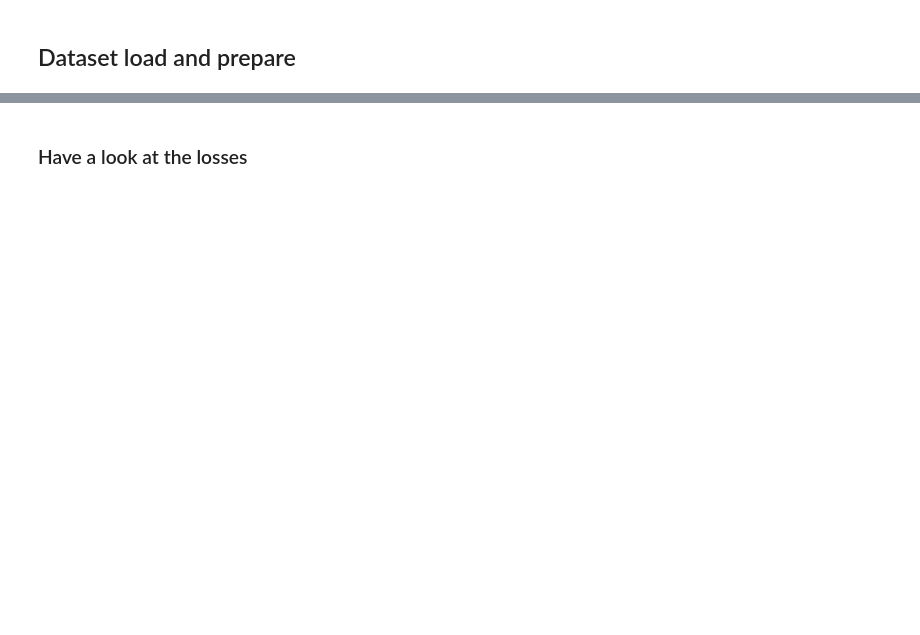
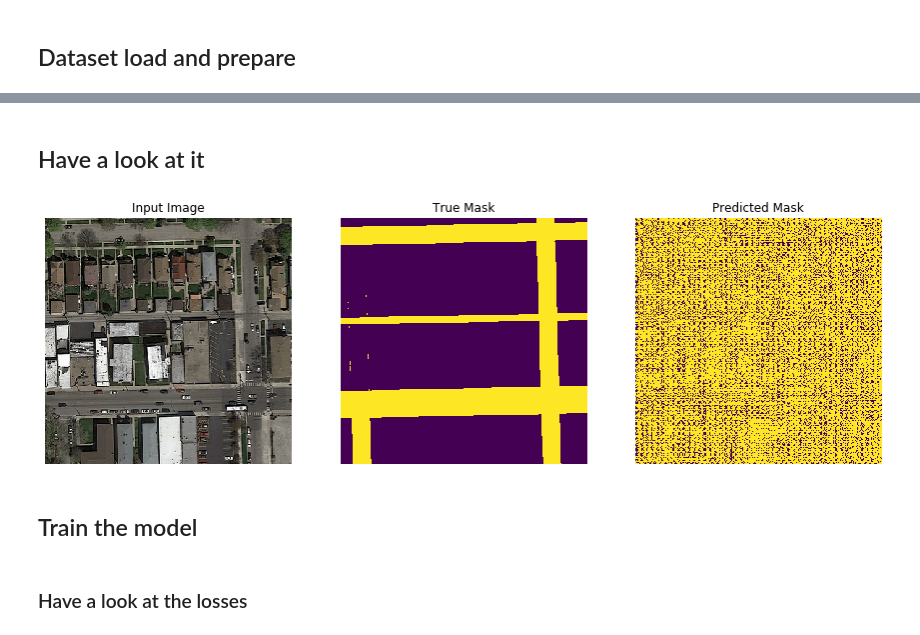
Before and after one commit to toubi92/CilProject20, a Jupyter notebook: segmentation_unet.ipynb, the cells around one changed output, grey strips where cells are left out. Drawn from its saved outputs; the diff is of its cells as text; code cells hidden in the pictures; blank space fills up the shorter version.

```diff
--- a/segmentation_unet.ipynb
+++ b/segmentation_unet.ipynb
@@ -253,0 +161,21 @@ model_history = model.fit(train_dataset, epochs=EPOCHS,
+# %%
+base_model = tf.keras.applications.MobileNetV2(input_shape=[NETWORK_WIDTH, NETWORK_HEIGHT, 3], include_top=False)
+base_model.trainable = False
+
+# Use the activations of these layers
+
+layer_names = [
+    'block_1_expand_relu',   # 64x64 (None, 200, 200, 96)
+    'block_3_expand_relu',   # 32x32 (None, 100, 100, 144)
+    'block_6_expand_relu',   # 16x16 (None, 50, 50, 192)
+    'block_13_expand_relu',  # 8x8 (None, 25, 25, 576)
+    'block_16_project',      # 4x4 (None, 25, 25, 576)
+
+]
+
+
+layers = [base_model.get_layer(name).output for name in layer_names]
+
+# Create the feature extraction model
+down_stack = tf.keras.Model(inputs=base_model.input, outputs=layers)
+down_stack.trainable = False
@@ -253,0 +206,7 @@ model_history = model.fit(train_dataset, epochs=EPOCHS,
+# %%
+up_stack = [
+    pix2pix.upsample(1024, 6,apply_dropout=True),  # 4x4 -> 8x8
+    pix2pix.upsample(512, 5,apply_dropout=False),  # 8x8 -> 16x16
+    pix2pix.upsample(256, 3,apply_dropout=True),  # 16x16 -> 32x32
+#     pix2pix.upsample(64, 3),   # 32x32 -> 64x64
+]
@@ -253,0 +267,2 @@ model_history = model.fit(train_dataset, epochs=EPOCHS,
+# %% [markdown]
+## Have a look at it
@@ -253,0 +271,21 @@ model_history = model.fit(train_dataset, epochs=EPOCHS,
+# %%
+def create_mask(pred_mask):
+    pred_mask = tf.argmax(pred_mask, axis=-1)
+    pred_mask = pred_mask[..., tf.newaxis]
+    return pred_mask[0]
+
+def show_predictions(dataset=None, num=1):
+    if dataset:
+        for image, mask in dataset.take(num):
+            pred_mask = model.predict(image)
+            display([image[0], mask[0], create_mask(pred_mask)])
+    else:
+        display([sample_image, sample_mask,
+             create_mask(model.predict(sample_image[tf.newaxis, ...]))])
+
+#Displays the predicted mask for the sample_image taken above, with random network parameters
+show_predictions(valid_dataset)
+# %% [output]
+[figure, added]
+# %% [markdown]
+## Train the model
```
Also changed, not shown: parts of 54 cells of this notebook.
